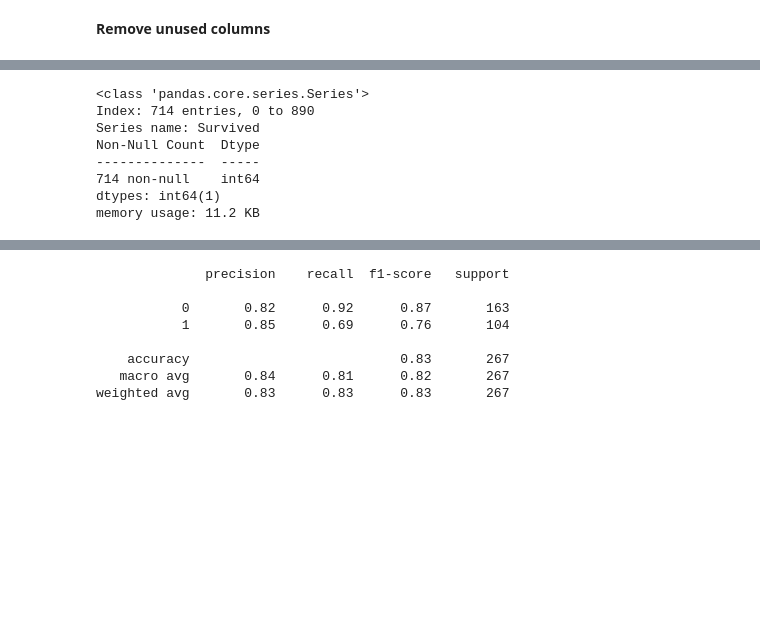
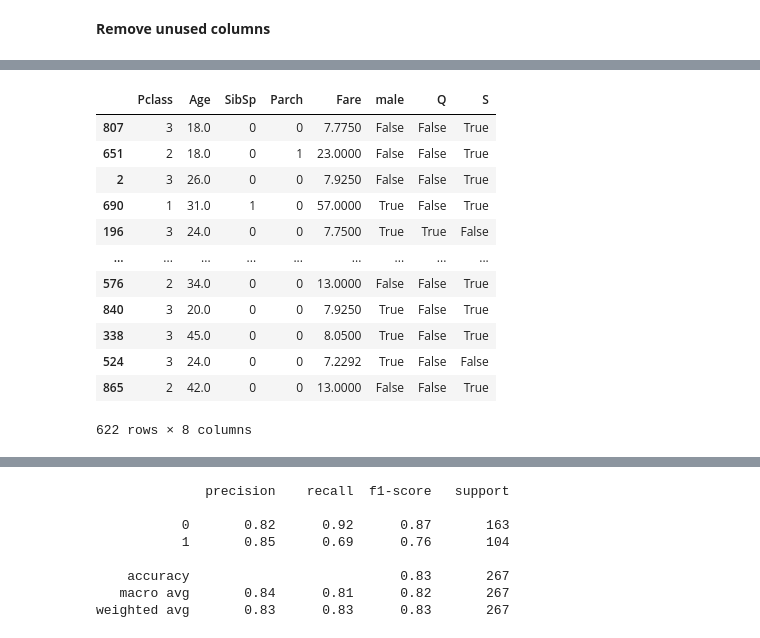
Before and after one commit to dineschandgr/Machine_Learning, a Jupyter notebook: Logistic Regression/logistic_regression.ipynb, the cells around one changed output, grey strips where cells are left out. Drawn from its saved outputs; the diff is of its cells as text; code cells hidden in the pictures; blank space fills up the shorter version.

```diff
--- a/Logistic Regression/logistic_regression.ipynb
+++ b/Logistic Regression/logistic_regression.ipynb
@@ -433,14 +468,19 @@ X = train.drop('Survived',axis=1)
 y = train['Survived']
 X_train, X_test, y_train, y_test = train_test_split(X,y,test_size=0.30,
                                                     random_state=101)
-# %%
-y.info()
-# %% [output]
-<class 'pandas.core.series.Series'>
-Index: 714 entries, 0 to 890
-Series name: Survived
-Non-Null Count  Dtype
---------------  -----
-714 non-null    int64
-dtypes: int64(1)
-memory usage: 11.2 KB
+# %%
+X_train
+# %% [output]
+|  | Pclass | Age | SibSp | Parch | Fare | male | Q | S |
+| 807 | 3 | 18.0 | 0 | 0 | 7.7750 | False | False | True |
+| 651 | 2 | 18.0 | 0 | 1 | 23.0000 | False | False | True |
+| 2 | 3 | 26.0 | 0 | 0 | 7.9250 | False | False | True |
+| 690 | 1 | 31.0 | 1 | 0 | 57.0000 | True | False | True |
+| 196 | 3 | 24.0 | 0 | 0 | 7.7500 | True | True | False |
+| ... | ... | ... | ... | ... | ... | ... | ... | ... |
+| 576 | 2 | 34.0 | 0 | 0 | 13.0000 | False | False | True |
+| 840 | 3 | 20.0 | 0 | 0 | 7.9250 | True | False | True |
+| 338 | 3 | 45.0 | 0 | 0 | 8.0500 | True | False | True |
+| 524 | 3 | 24.0 | 0 | 0 | 7.2292 | True | False | False |
+| 865 | 2 | 42.0 | 0 | 0 | 13.0000 | False | False | True |
+622 rows × 8 columns
```
Also changed, not shown: parts of 28 cells of this notebook, 2 other files.
